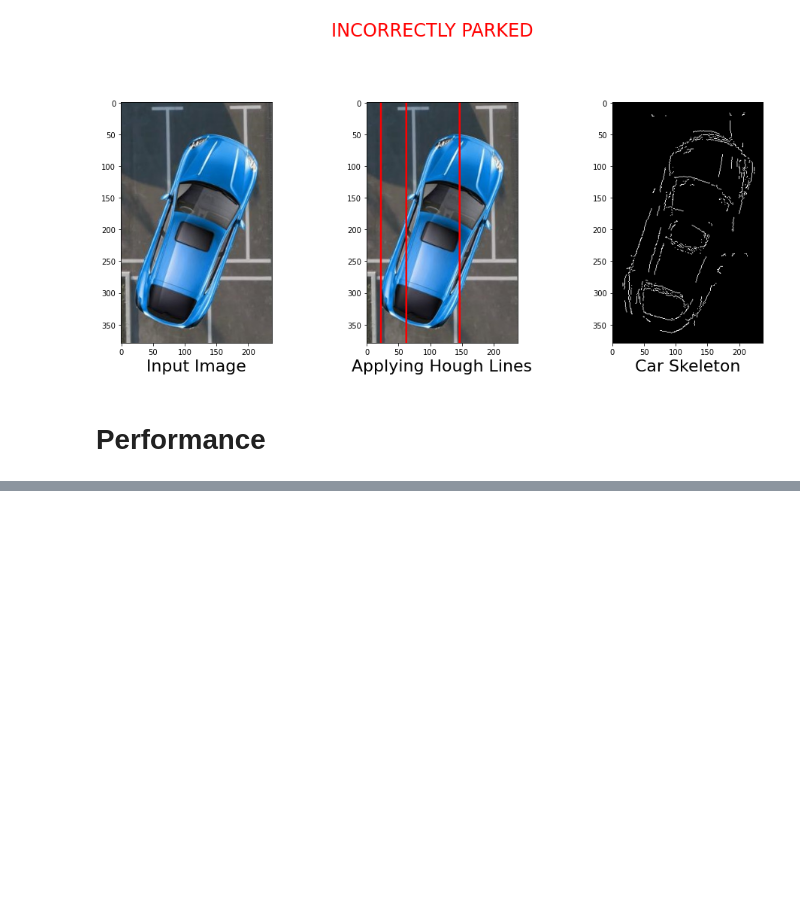
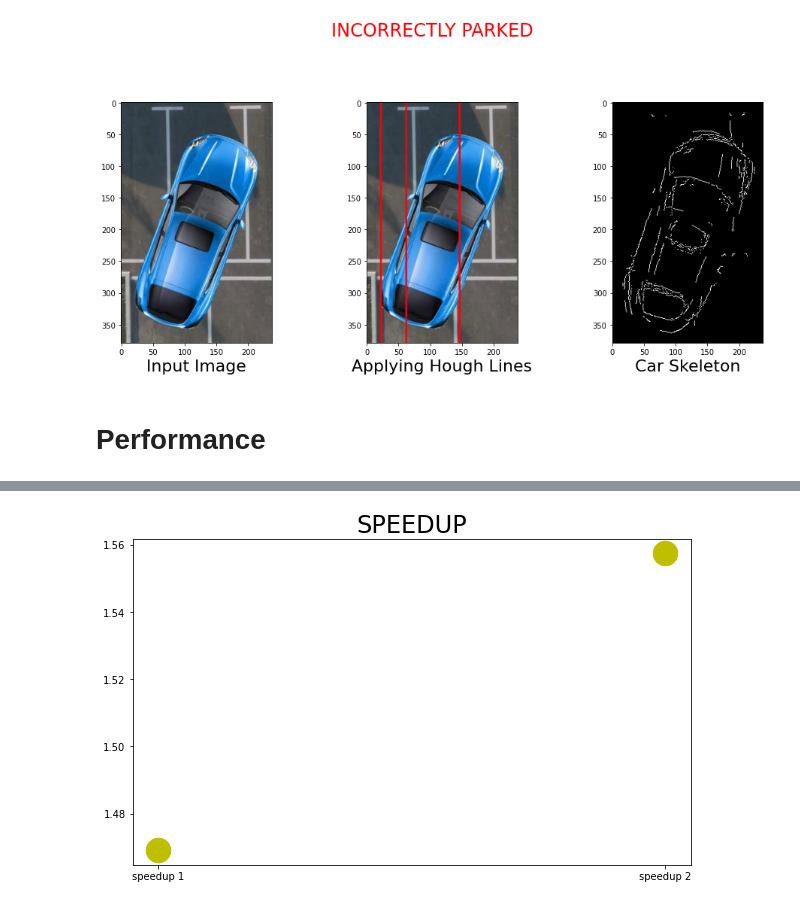
Before and after one commit to aaditya0710/PERFECT-CAR-PARKING, a Jupyter notebook: CORRECT_CAR_PARKING.ipynb, the cells around one changed output, grey strips where cells are left out. Cells and saved outputs as stored; diff of their text form; code cells hidden in the pictures; blank space fills up the shorter version.

```diff
--- a/CORRECT_CAR_PARKING.ipynb
+++ b/CORRECT_CAR_PARKING.ipynb
@@ -352,0 +362,7 @@ Time taken for execution by parallel code:       0.8564843350000011
+# %%
+plt.figure(figsize=(10,6))
+plt.scatter(['speedup 1','speedup 2'],[speedup_math,speedup_numpy],color='y',s=600)
+plt.title('SPEEDUP',fontsize=24)
+plt.show()
+# %% [output]
+[figure, added]
```
Also changed, not shown: parts of 2 cells of this notebook.
